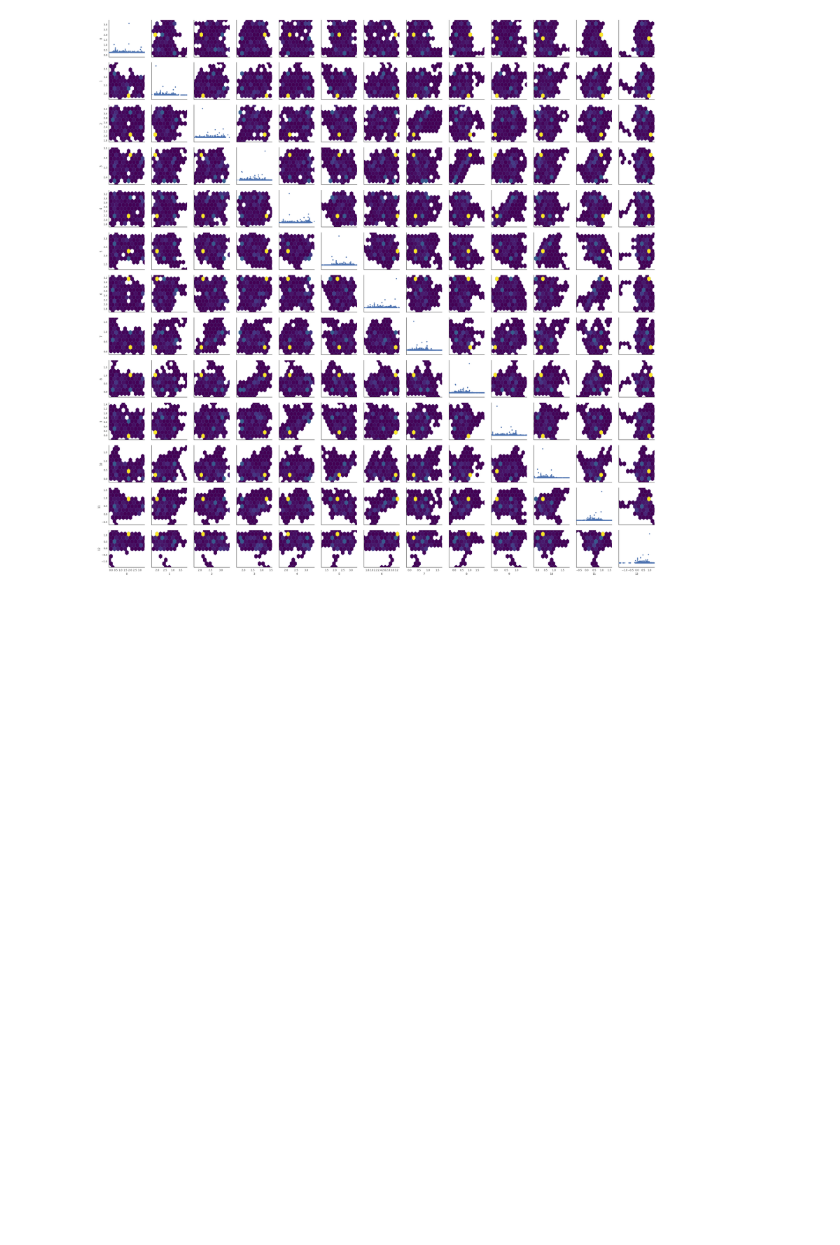
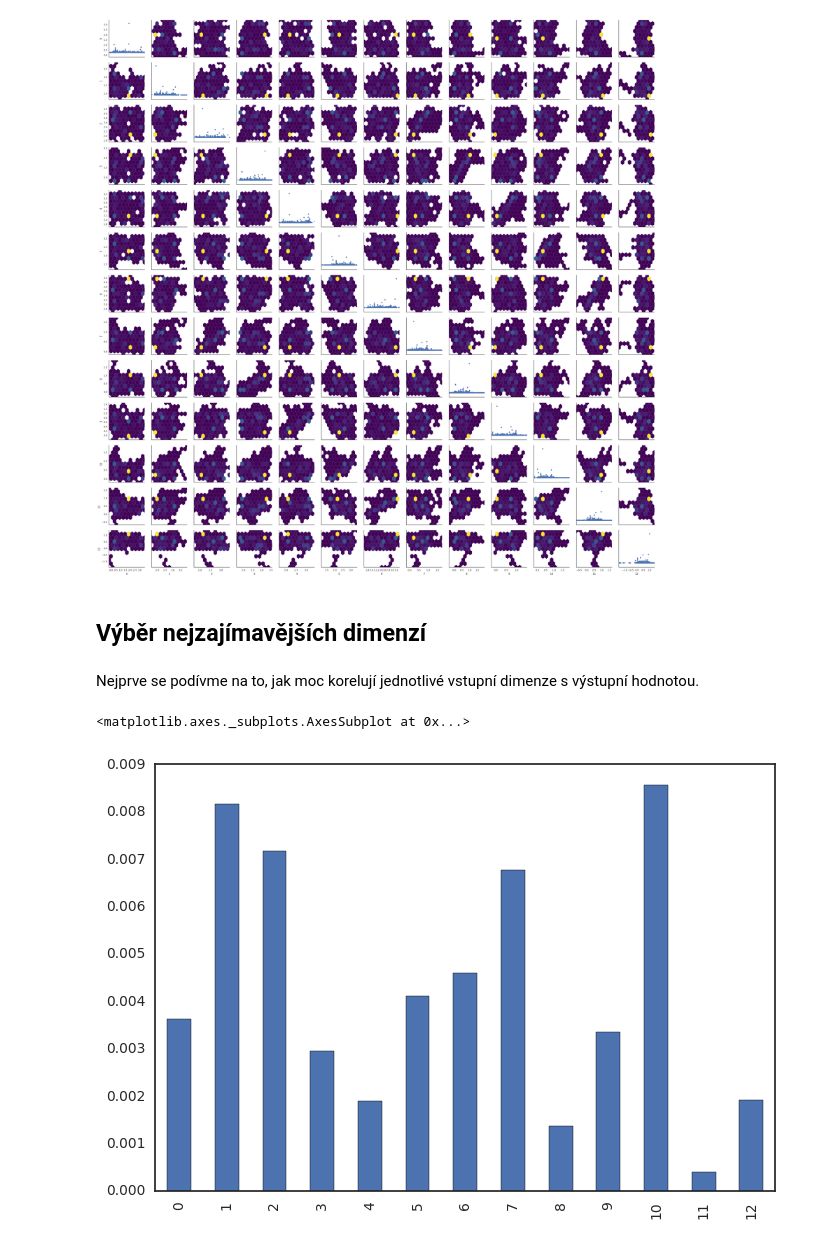
Before and after one commit to effa/dimensionality-reduction, a Jupyter notebook: data-visualization.ipynb, the cells around one changed output. Saved outputs shown, nothing was run; the diff lists cells and outputs as text; code cells hidden in the pictures; blank space fills up the shorter version.

```diff
--- a/data-visualization.ipynb
+++ b/data-visualization.ipynb
@@ -62,3 +64,12 @@ g = g.map_diag(plt.scatter, y=ds[n])
 g = g.map_offdiag(plt.hexbin, C=ds[n], reduce_C_function=np.max, gridsize=10, cmap='viridis')
 # %% [output]
 [figure]
+# %% [markdown]
+## Výběr nejzajímavějších dimenzí
+# %% [markdown]
+Nejprve se podívme na to, jak moc korelují jednotlivé vstupní dimenze s výstupní hodnotou.
+# %%
+d1.corr().abs()[13][input_indices].plot(kind='bar')
+# %% [output]
+<matplotlib.axes._subplots.AxesSubplot at 0x...>
+[figure, added]
```
Also changed, not shown: parts of 15 cells of this notebook, 1 other file.
